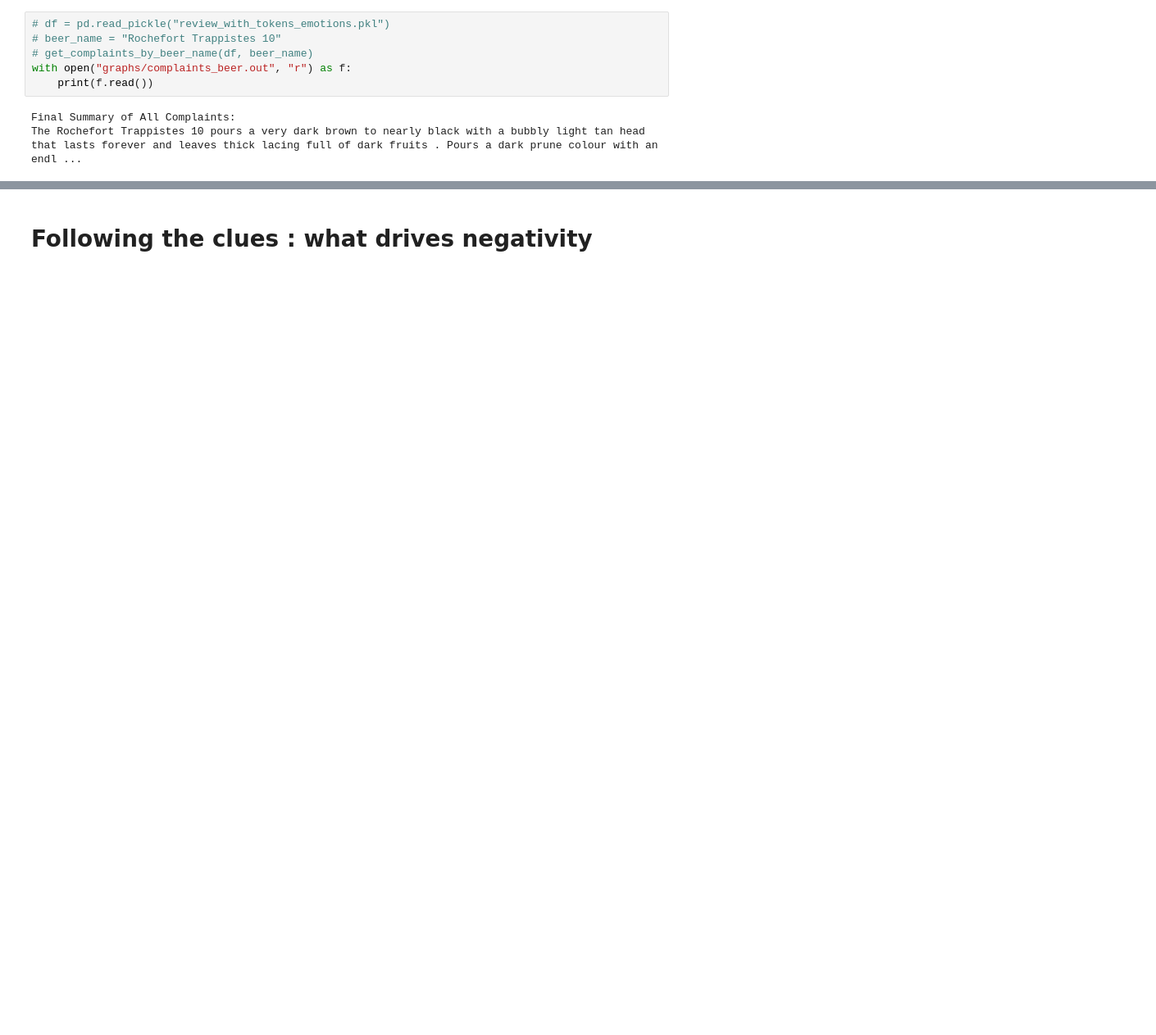
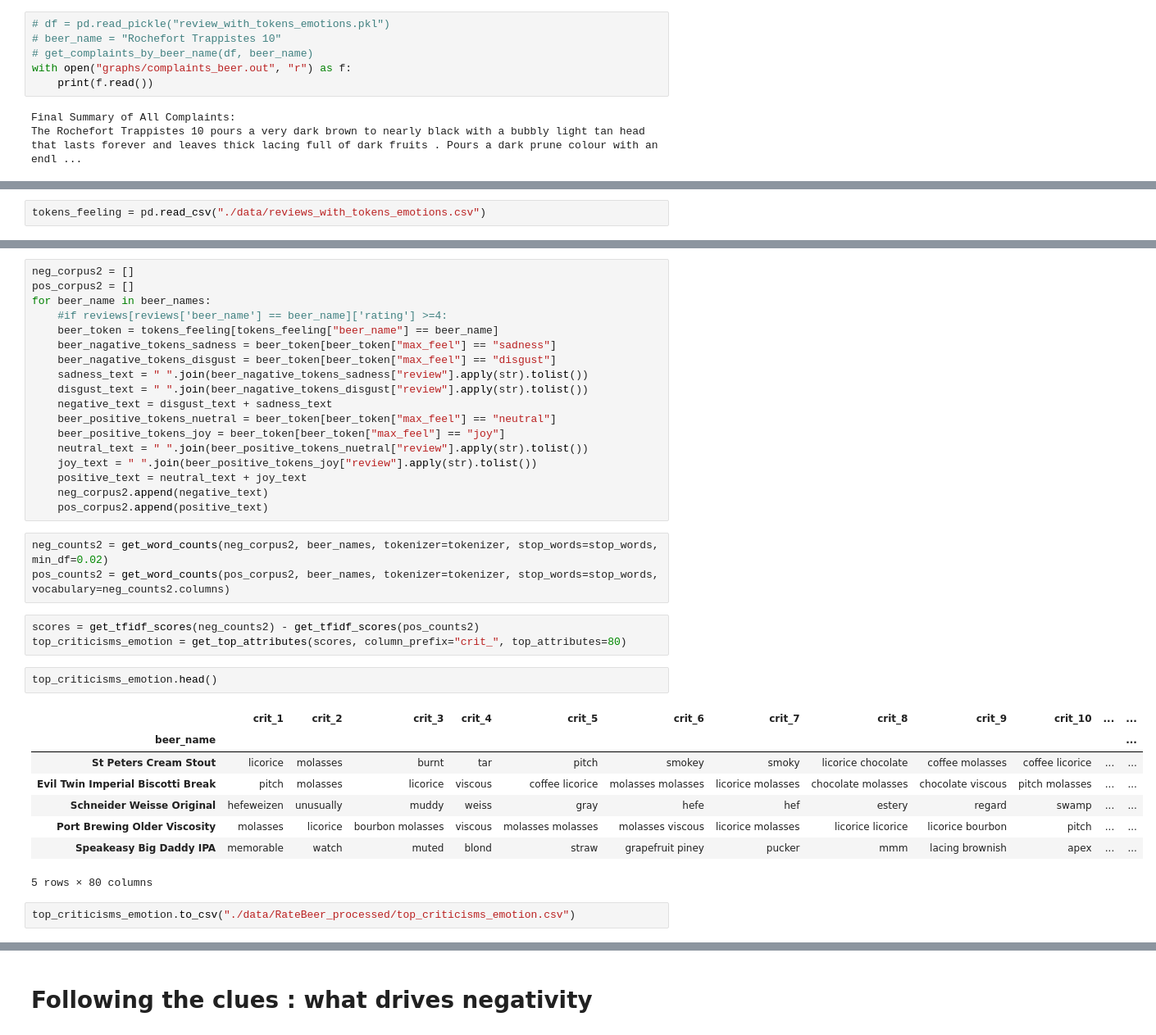
Before and after one commit to epfl-ada/ada-2024-project-awesomedataanalysts, a Jupyter notebook: combined.ipynb, the cells around one changed output, grey strips where cells are left out. Shown at 82% size. Saved outputs shown, nothing was run; the diff lists cells and outputs as text; blank space fills up the shorter version.

Commit message:
Adding feature extraction from emotion

```diff
--- a/combined.ipynb
+++ b/combined.ipynb
@@ -524,0 +519,2 @@ The Rochefort Trappistes 10 pours a very dark brown to nearly black with a bubbl
+# %%
+tokens_feeling = pd.read_csv("./data/reviews_with_tokens_emotions.csv")
@@ -524,0 +530,37 @@ The Rochefort Trappistes 10 pours a very dark brown to nearly black with a bubbl
+# %%
+neg_corpus2 = []
+pos_corpus2 = []
+for beer_name in beer_names:
+    #if reviews[reviews['beer_name'] == beer_name]['rating'] >=4:
+    beer_token = tokens_feeling[tokens_feeling["beer_name"] == beer_name]
+    beer_nagative_tokens_sadness = beer_token[beer_token["max_feel"] == "sadness"]
+    beer_nagative_tokens_disgust = beer_token[beer_token["max_feel"] == "disgust"]
+    sadness_text = " ".join(beer_nagative_tokens_sadness["review"].apply(str).tolist())
+    disgust_text = " ".join(beer_nagative_tokens_disgust["review"].apply(str).tolist())
+    negative_text = disgust_text + sadness_text
+    beer_positive_tokens_nuetral = beer_token[beer_token["max_feel"] == "neutral"]
+    beer_positive_tokens_joy = beer_token[beer_token["max_feel"] == "joy"]
+    neutral_text = " ".join(beer_positive_tokens_nuetral["review"].apply(str).tolist())
+    joy_text = " ".join(beer_positive_tokens_joy["review"].apply(str).tolist())
+    positive_text = neutral_text + joy_text
+    neg_corpus2.append(negative_text)
+    pos_corpus2.append(positive_text)
+# %%
+neg_counts2 = get_word_counts(neg_corpus2, beer_names, tokenizer=tokenizer, stop_words=stop_words, min_df=0.02)
+pos_counts2 = get_word_counts(pos_corpus2, beer_names, tokenizer=tokenizer, stop_words=stop_words, vocabulary=neg_counts2.columns)
+# %%
+scores = get_tfidf_scores(neg_counts2) - get_tfidf_scores(pos_counts2)
+top_criticisms_emotion = get_top_attributes(scores, column_prefix="crit_", top_attributes=80)
+# %%
+top_criticisms_emotion.head()
+# %% [output]
+|  | crit_1 | crit_2 | crit_3 | crit_4 | crit_5 | crit_6 | crit_7 | crit_8 | crit_9 | crit_10 | ... | ... |
+| beer_name |  |  |  |  |  |  |  |  |  |  |  | ... |
+| St Peters Cream Stout | licorice | molasses | burnt | tar | pitch | smokey | smoky | licorice chocolate | coffee molasses | coffee licorice | ... | ... |
+| Evil Twin Imperial Biscotti Break | pitch | molasses | licorice | viscous | coffee licorice | molasses molasses | licorice molasses | chocolate molasses | chocolate viscous | pitch molasses | ... | ... |
+| Schneider Weisse Original | hefeweizen | unusually | muddy | weiss | gray | hefe | hef | estery | regard | swamp | ... | ... |
+| Port Brewing Older Viscosity | molasses | licorice | bourbon molasses | viscous | molasses molasses | molasses viscous | licorice molasses | licorice licorice | licorice bourbon | pitch | ... | ... |
+| Speakeasy Big Daddy IPA | memorable | watch | muted | blond | straw | grapefruit piney | pucker | mmm | lacing brownish | apex | ... | ... |
+5 rows × 80 columns
+# %%
+top_criticisms_emotion.to_csv("./data/RateBeer_processed/top_criticisms_emotion.csv")
```
Also changed, not shown: parts of 6 cells of this notebook.
